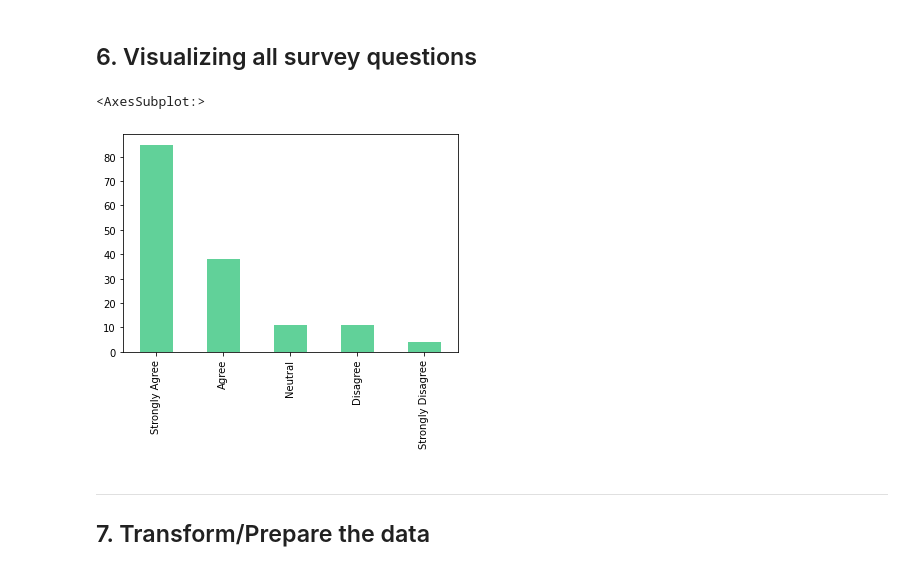
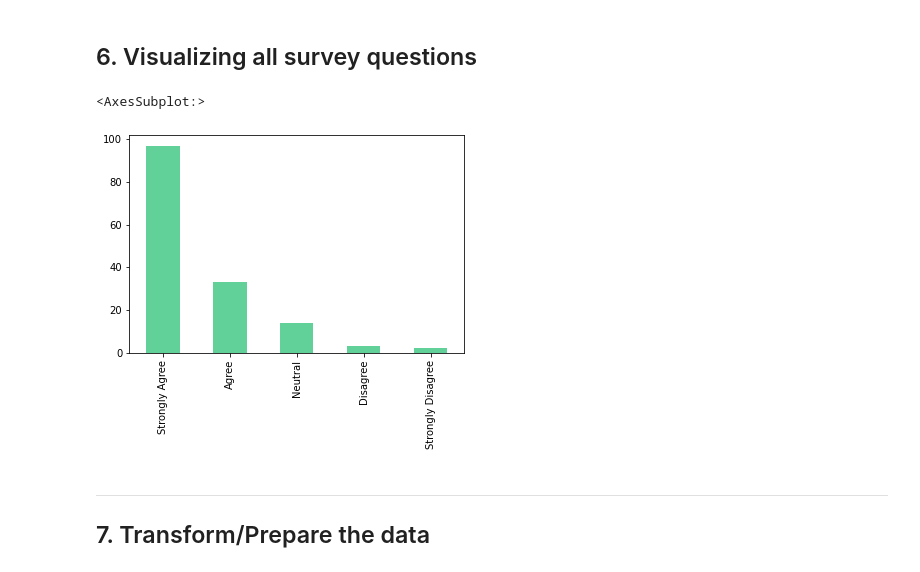
Before and after one commit to MaastrichtU-IDS/global-studies, a Jupyter notebook: semester4/tutorial4/Methods_Tutorial_4_Cleaning_Survey_Data_teacher_version.ipynb, the cells around one changed output. Drawn from its saved outputs; the diff is of its cells as text; code cells hidden in the pictures.

```diff
--- a/semester4/tutorial4/Methods_Tutorial_4_Cleaning_Survey_Data_teacher_version.ipynb
+++ b/semester4/tutorial4/Methods_Tutorial_4_Cleaning_Survey_Data_teacher_version.ipynb
@@ -225,10 +209,10 @@ Name: q1, dtype: float64
 # plot/visualise categorical variable such as q4
 # you may refer to this old notebook you already solved in the first year: https://nbviewer.org/github/MaastrichtU-IDS/global-studies/blob/main/semester2/notebooks/4.1-data-visualization.ipynb
 # %%
-df['q6'].value_counts().plot(kind = "bar",color = "#61d199")
+df['q4'].value_counts().plot(kind = "bar",color = "#61d199")
 # %% [output]
 <AxesSubplot:>
-[figure, old version]
+[figure, new version]
 # %% [markdown]
 ---
 ## 7. Transform/Prepare the data
```
Also changed, not shown: parts of 7 cells of this notebook.
